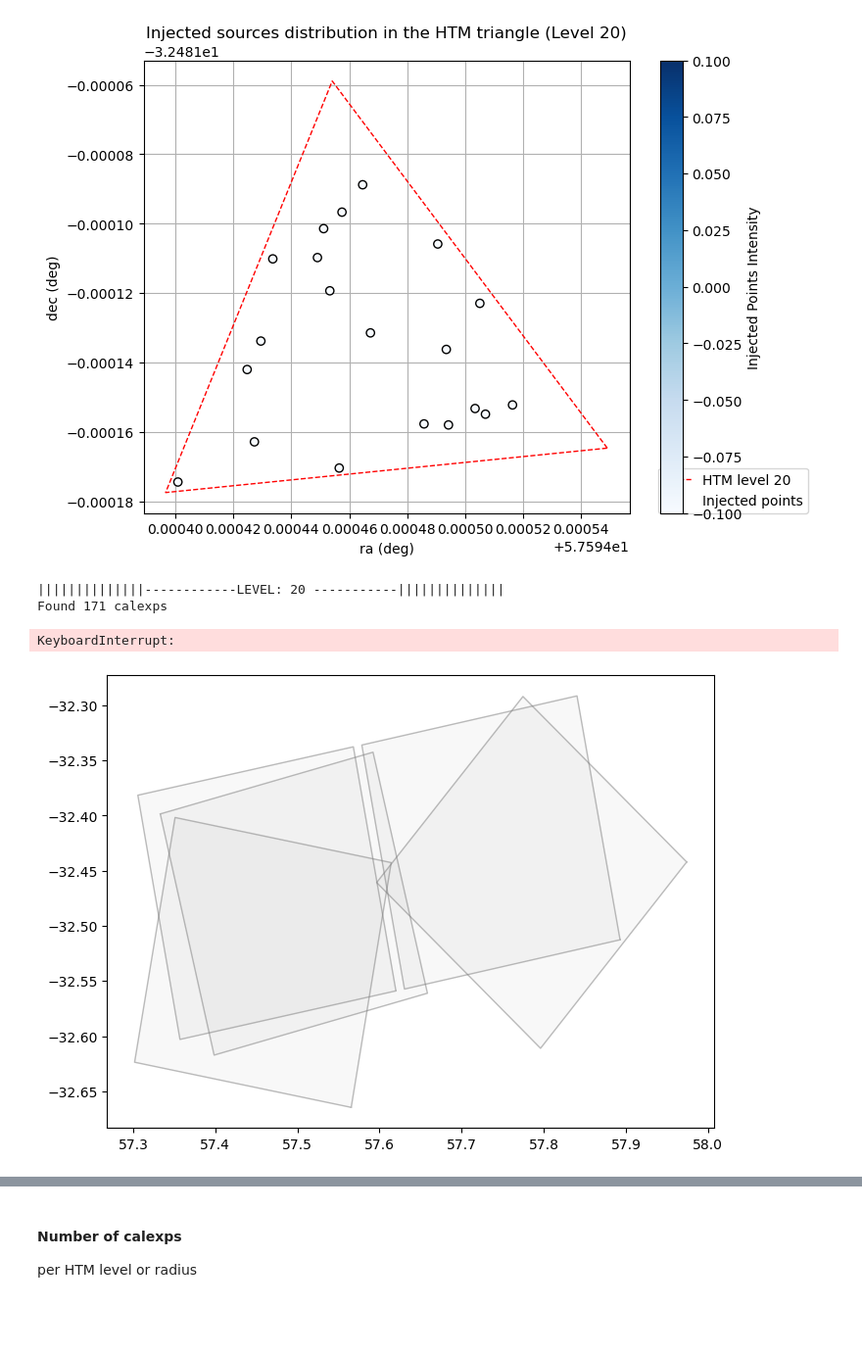
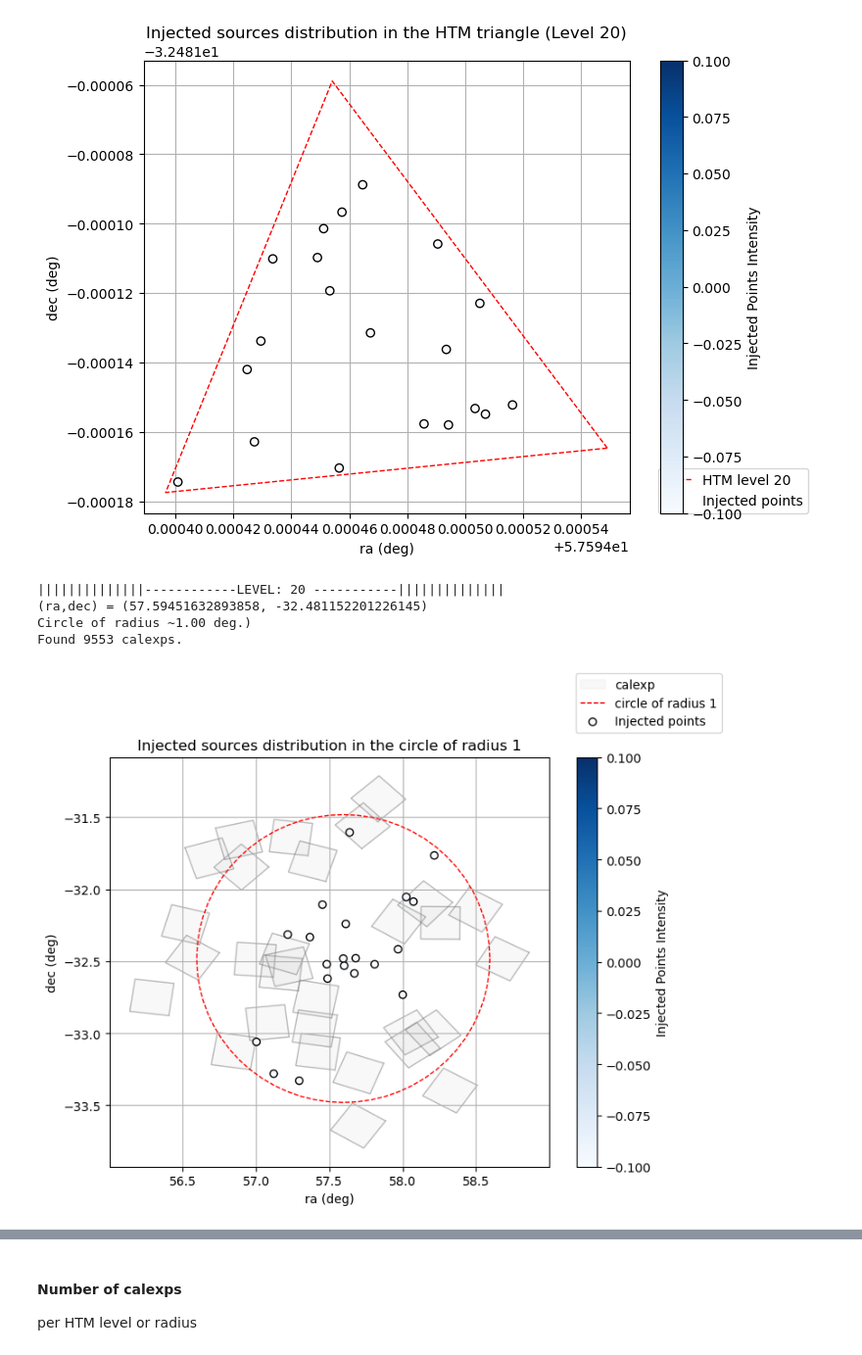
Before and after one commit to nowokaren/DP0_microlensing, a Jupyter notebook: analysis_collect_calexps.ipynb, the cells around one changed output, grey strips where cells are left out. Shown at 98% size. Drawn from its saved outputs; the diff is of its cells as text; code cells hidden in the pictures; blank space fills up the shorter version.

```diff
--- a/analysis_collect_calexps.ipynb
+++ b/analysis_collect_calexps.ipynb
@@ -300,19 +300,21 @@ Warning: forced distance (0.0001) is too large for the order of magnitude of the
 # %%
 # check triangle injection OVERLAP
 ratio_lc_area = [0.05,0.1,0.15]
 levels = [20]
 problems = []
 numb = [20, 25, 40, 55]
 for n, lvl in zip(numb,levels):
-    print(f"||||||||||||||------------LEVEL: {lvl} -----------||||||||||||||")
-    process = Run(name = f"test_triangle", query_calexps = "overlap", radius = 1e-2)
+    process = Run(57.59451632893858, -32.481152201226145, 1,"i", name = f"test_circle", method = "overlap")
+    process.collect_calexp()
     params = [{"t_0": 60700.5, "t_E": 110, "u_0": 0.5, "m_base": m} for m in np.linspace(18,24,n)]
-    process.add_lc(params[0], ra=57.59451632893858, dec=-32.481152201226145)
+    process.add_lc(57.59451632893858, -32.481152201226145, params[0], "i")
     for p in params[1:]:
-        process.add_lc(p, dist=0.0001)
-    process.sky_map(calexps=True)
+        ra, dec = process.generate_location()
+        process.add_lc(ra, dec, p, "i")
+    process.sky_map(calexps = 30)
 # %% [output]
 ||||||||||||||------------LEVEL: 20 -----------||||||||||||||
-Found 171 calexps
+(ra,dec) = (57.59451632893858, -32.481152201226145)
+Circle of radius ~1.00 deg.)
+Found 9553 calexps.
-KeyboardInterrupt:
-[figure, old version]
+[figure, new version]
```
Also changed, not shown: parts of 8 cells of this notebook, 6 other files.
